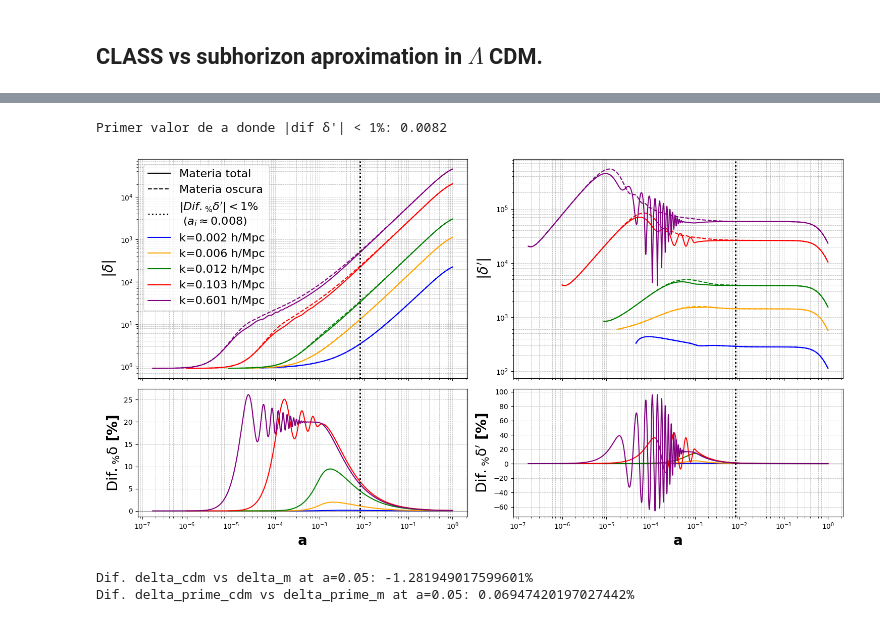
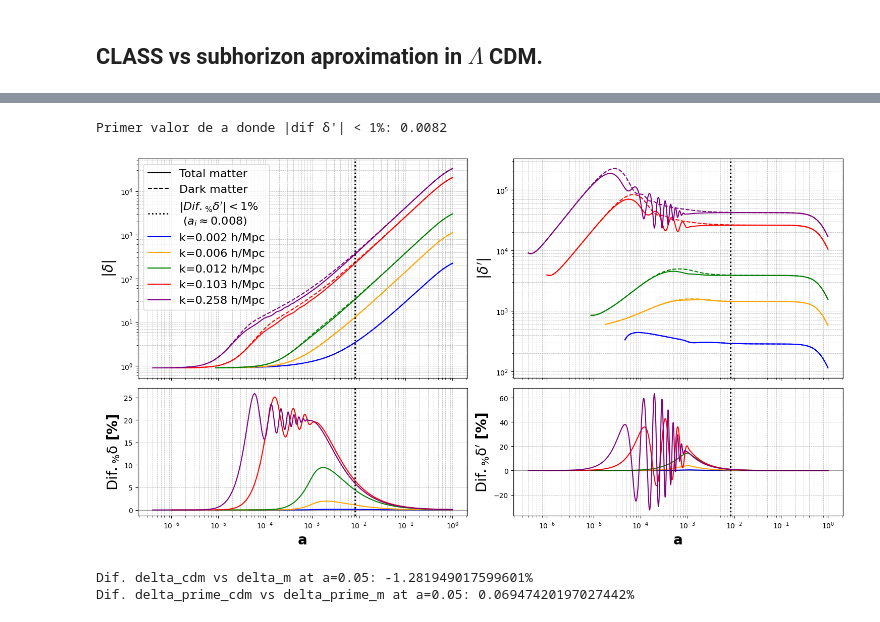
Before and after one commit to PedroRozin/Initial-Conditions-of-the-Matter-Perturbation-Equation-with-Neural-Networks, a Jupyter notebook: notebooks/comparations.ipynb, the cells around one changed output, grey strips where cells are left out. Drawn from its saved outputs; the diff is of its cells as text; code cells hidden in the pictures.

```diff
--- a/notebooks/comparations.ipynb
+++ b/notebooks/comparations.ipynb
@@ -20,8 +20,8 @@ This version will create a .txt with all the important variables to get the nume
 # %%
 import os
 from matplotlib.lines import Line2D
-from funciones_tesis import NumericalIntegrator
-import funciones_tesis as ft
+from source.main_functions import NumericalIntegrator
+import source.main_functions as ft
 
 path_txt = '/home/pedrorozin/paper_tesis2025/delta_prime_cdm.txt'
 k_thresholds = np.array([0.002, .005, .013, 0.05, .1, .25])  # h/Mpc
@@ -29,7 +29,7 @@ colors = ['blue', 'orange', 'green', 'red', 'purple', 'magenta']
 h = .68
 Omega_m = .3
 
-a_query = 0.01
+a_query = 0.03
 k_selected_list = []
 difs_list = []
 difs_primes_list = []
@@ -223,7 +223,7 @@ Omega_cdm: 0.25, Omega_b: 0.05, h: 0.68, A_s: 2e-09
 # %%
 #import Line2D
 from matplotlib.lines import Line2D
-k_thresholds = np.array([0.002,.005,.01, .1, .5])/h #h/Mpc
+k_thresholds = np.array([0.002,.005,.01, .1, .25])/h #h/Mpc
 colors = ['blue', 'orange', 'green', 'red', 'purple', 'brown']
 # lista_dif_rel =[]
 arrs_difs = np.zeros((len(k_thresholds), len(df['a'].unique())))
@@ -233,8 +233,8 @@ fig, axs = plt.subplots(nrows=2, ncols=2, figsize=(15, 8), sharex='col',
 #share y in second row
 # axs[1,0].sharey(axs[1,1])
 line_style_elements = [
-    Line2D([0], [0], color='black', linestyle='-', label='Materia total'),
-    Line2D([0], [0], color='black', linestyle='--', label='Materia oscura')
+    Line2D([0], [0], color='black', linestyle='-', label='Total matter'),
+    Line2D([0], [0], color='black', linestyle='--', label='Dark matter')
 ]
 line_style_elements2 = [
     Line2D([0], [0], color='black', linestyle='-', label='$\delta\'_m$'),
@@ -344,34 +344,34 @@ if 'a_threshold' in locals():
 #     handles_upper2 = line_style_elements2 + color_elements
 
 # axs[0,0].legend(handles=handles_upper, loc='best', fontsize=10)
 # axs[0,1].legend(handles=handles_upper2, loc='lower left', fontsize=10) # A veces lower left tapa menos en log plots
 # axs[1,0].legend(handles=handles_common, loc='best', fontsize=10) # En diferencias, el color basta
 # axs[1,1].legend(handles=handles_common, loc='best', fontsize=10)
 
 handles_p00 = line_style_elements
 if a_threshold is not None:
     line_style_threshold = Line2D([0], [0], color='black', linestyle=':', linewidth=2,
                                 label=f"$|Dif._\% \delta'|<1\%$ \n $(a_i\\approx{a_threshold:.3f})$")
 
     for ax in axs.flat:
         ax.axvline(x=a_threshold, color='black', linestyle=':', linewidth=2)
         # Sombreado de la zona "mala" (oscilaciones)
         # ax.axvspan(1e-7, a_threshold, color='gray', alpha=0.15, zorder=0)
 
 # Leyendas Organizadas
     handles_p00.append(line_style_threshold)
 
 axs[0,0].legend(handles=handles_p00 + color_elements, loc='upper left', fontsize=16)
 # axs[0,0].legend(handles=color_elements, loc='best', title="Escalas $k$", fontsize=9, ncol=1)
 
 plt.tight_layout()
 
 #save fig in outputs_pedro
 # plt.savefig('/home/pedrorozin/scripts/outputs_pedro/comparaciones_delta_prime_cdm.png', dpi=300, bbox_inches='tight')
 plt.show()
 # %% [output]
 Primer valor de a donde |dif δ'| < 1%: 0.0082
-[figure, old version]
+[figure, new version]
 # %%
 #print dif when a=0.05
 dif_at_005 = dif[np.argmin(np.abs(df_k['a'] - 0.05))]
```
Also changed, not shown: parts of 4 cells of this notebook, 1 other file.
